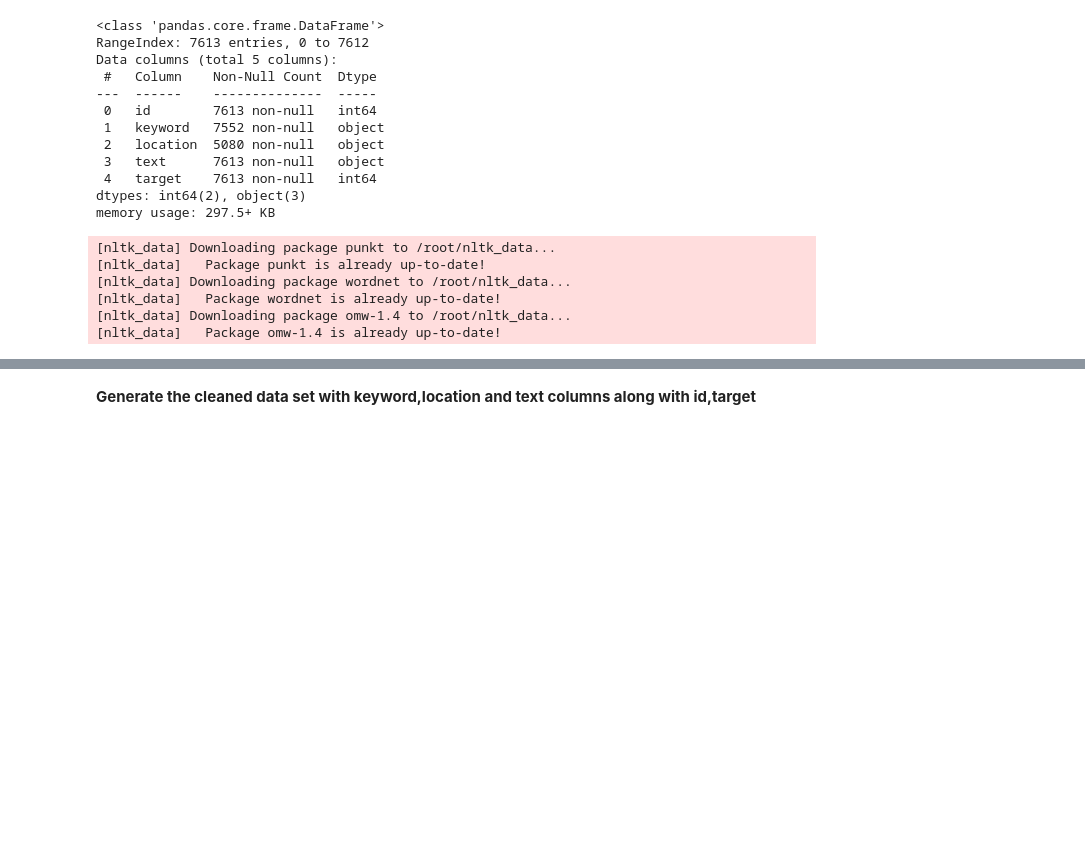
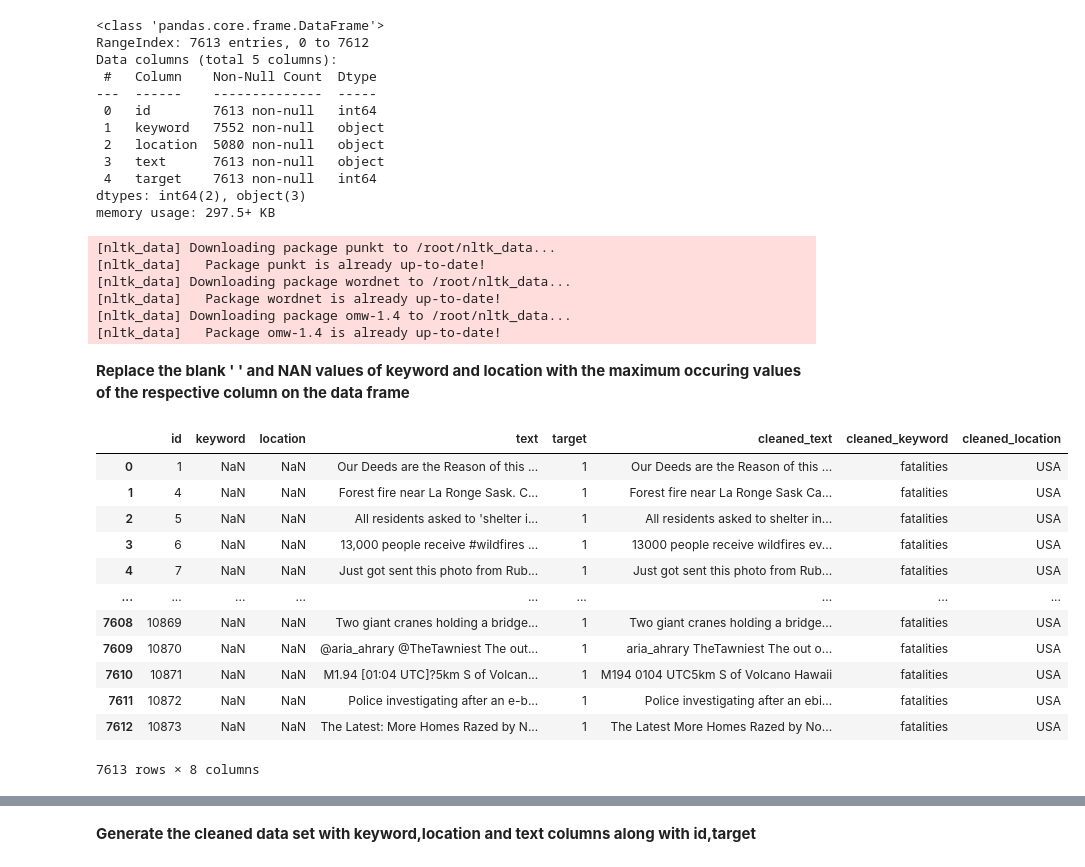
Before and after one commit to Deb052024/Text-Analytics, a Jupyter notebook: Tweet_Classification.ipynb, the cells around one changed output, grey strips where cells are left out. Drawn from its saved outputs; the diff is of its cells as text; code cells hidden in the pictures; blank space fills up the shorter version.

```diff
--- a/Tweet_Classification.ipynb
+++ b/Tweet_Classification.ipynb
@@ -170,3 +172,29 @@ memory usage: 297.5+ KB
 [nltk_data]   Package wordnet is already up-to-date!
 [nltk_data] Downloading package omw-1.4 to /root/nltk_data...
 [nltk_data]   Package omw-1.4 is already up-to-date!
+# %% [markdown]
+**Replace the blank ' ' and NAN  values of keyword and location with the maximum occuring values of the respective column on the data frame**
+# %%
+# Find the most frequent value in 'cleaned_keyword' and 'cleaned_location'
+keyword_mode = df['keyword'].mode()
+location_mode = df['location'].mode()
+
+# Replace blank spaces and NaN values with the mode
+df['cleaned_keyword'] = df['cleaned_keyword'].replace([' ', np.nan], keyword_mode[0])
+df['cleaned_location'] = df['cleaned_location'].replace([' ', np.nan], location_mode[0])
+# %%
+df
+# %% [output]
+|  | id | keyword | location | text | target | cleaned_text | cleaned_keyword | cleaned_location |
+| 0 | 1 | NaN | NaN | Our Deeds are the Reason of this ... | 1 | Our Deeds are the Reason of this ... | fatalities | USA |
+| 1 | 4 | NaN | NaN | Forest fire near La Ronge Sask. C... | 1 | Forest fire near La Ronge Sask Ca... | fatalities | USA |
+| 2 | 5 | NaN | NaN | All residents asked to 'shelter i... | 1 | All residents asked to shelter in... | fatalities | USA |
+| 3 | 6 | NaN | NaN | 13,000 people receive #wildfires ... | 1 | 13000 people receive wildfires ev... | fatalities | USA |
+| 4 | 7 | NaN | NaN | Just got sent this photo from Rub... | 1 | Just got sent this photo from Rub... | fatalities | USA |
+| ... | ... | ... | ... | ... | ... | ... | ... | ... |
+| 7608 | 10869 | NaN | NaN | Two giant cranes holding a bridge... | 1 | Two giant cranes holding a bridge... | fatalities | USA |
+| 7609 | 10870 | NaN | NaN | @aria_ahrary @TheTawniest The out... | 1 | aria_ahrary TheTawniest The out o... | fatalities | USA |
+| 7610 | 10871 | NaN | NaN | M1.94 [01:04 UTC]?5km S of Volcan... | 1 | M194 0104 UTC5km S of Volcano Hawaii | fatalities | USA |
+| 7611 | 10872 | NaN | NaN | Police investigating after an e-b... | 1 | Police investigating after an ebi... | fatalities | USA |
+| 7612 | 10873 | NaN | NaN | The Latest: More Homes Razed by N... | 1 | The Latest More Homes Razed by No... | fatalities | USA |
+7613 rows × 8 columns
```
Also changed, not shown: parts of 24 cells of this notebook.
